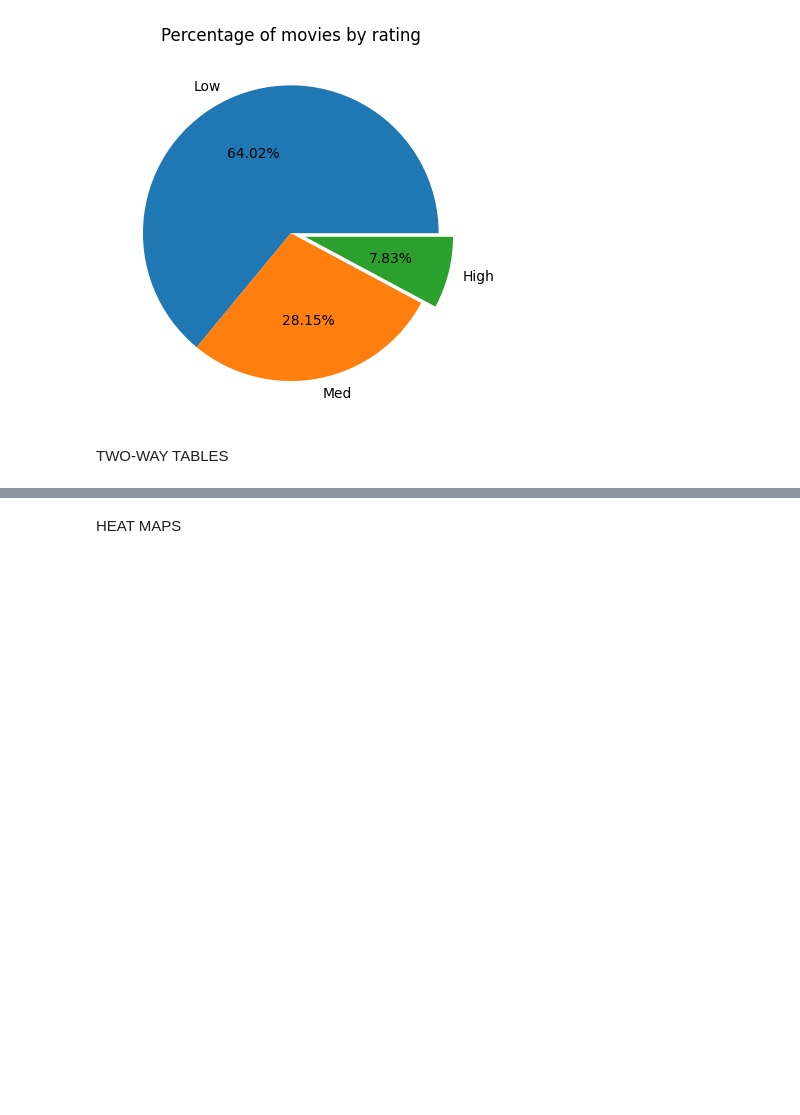
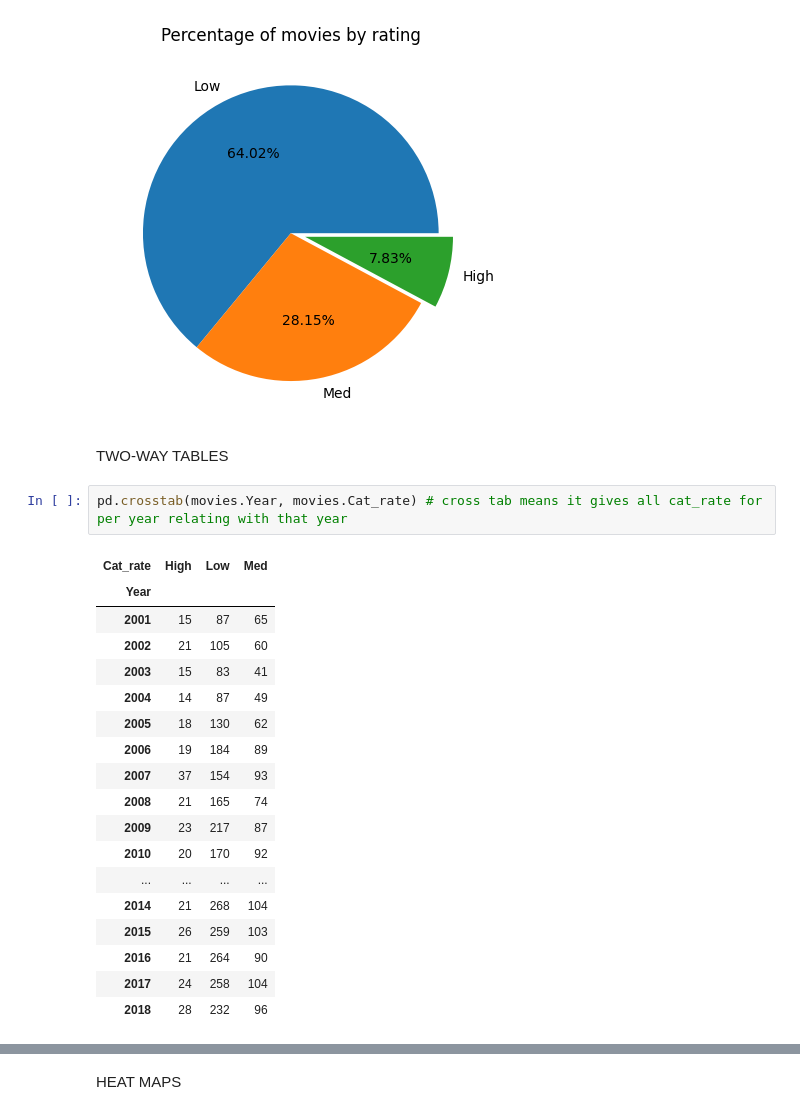
Before and after one commit to nurgelli/Exploratory_Data_Analysis, a Jupyter notebook: ml.ipynb, the cells around one changed output, grey strips where cells are left out. Cells and saved outputs as stored; diff of their text form; blank space fills up the shorter version.

```diff
--- a/ml.ipynb
+++ b/ml.ipynb
@@ -483,3 +483,24 @@ plt.show()
 [figure]
 # %% [markdown]
 TWO-WAY TABLES
+# %%
+pd.crosstab(movies.Year, movies.Cat_rate) # cross tab means it gives all cat_rate for per year relating with that year
+# %% [output]
+| Cat_rate | High | Low | Med |
+| Year |  |  |  |
+| 2001 | 15 | 87 | 65 |
+| 2002 | 21 | 105 | 60 |
+| 2003 | 15 | 83 | 41 |
+| 2004 | 14 | 87 | 49 |
+| 2005 | 18 | 130 | 62 |
+| 2006 | 19 | 184 | 89 |
+| 2007 | 37 | 154 | 93 |
+| 2008 | 21 | 165 | 74 |
+| 2009 | 23 | 217 | 87 |
+| 2010 | 20 | 170 | 92 |
+| ... | ... | ... | ... |
+| 2014 | 21 | 268 | 104 |
+| 2015 | 26 | 259 | 103 |
+| 2016 | 21 | 264 | 90 |
+| 2017 | 24 | 258 | 104 |
+| 2018 | 28 | 232 | 96 |
```
Also changed, not shown: parts of 19 cells of this notebook.
